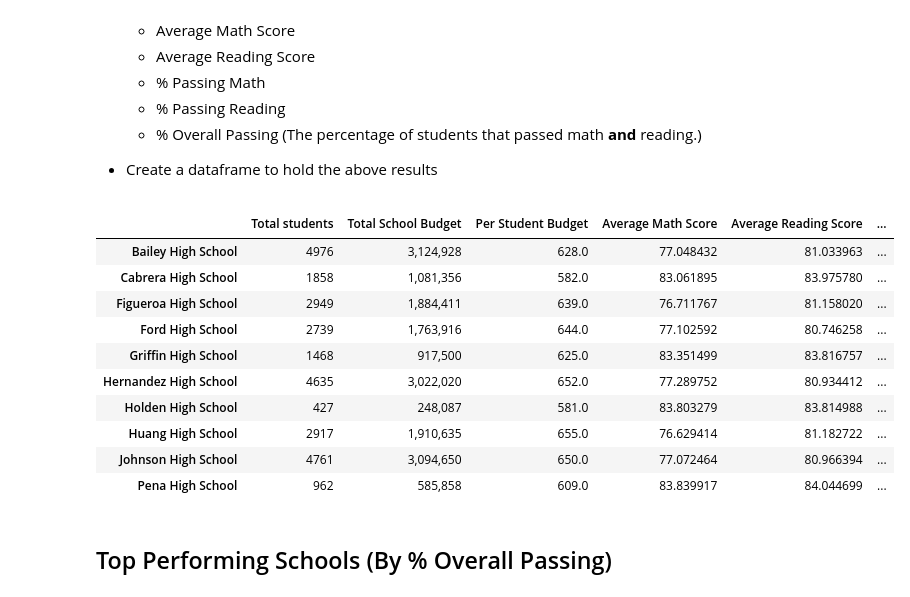
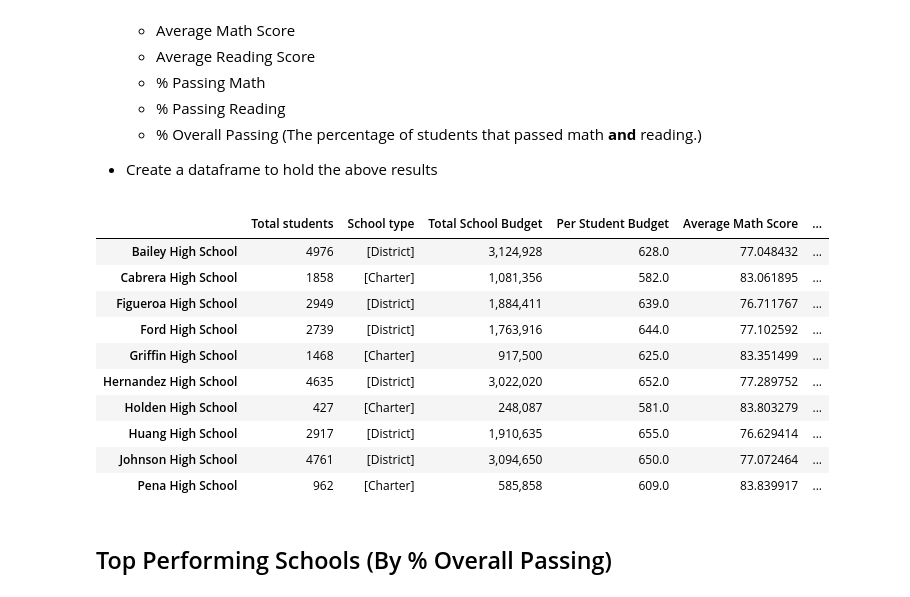
Before and after one commit to HaifaNajdawi/python_pandas-data-analysis-, a Jupyter notebook: PyCitySchools/PyCitySchools_starter.ipynb, the cells around one changed output. Saved outputs shown, nothing was run; the diff lists cells and outputs as text; code cells hidden in the pictures.

Commit message:
type of the school

```diff
--- a/PyCitySchools/PyCitySchools_starter.ipynb
+++ b/PyCitySchools/PyCitySchools_starter.ipynb
@@ -117,12 +117,12 @@ summery_df.head()
 
 * Create a dataframe to hold the above results
 # %%
-school_type = school_data.set_index("type")
+# school_type = school_data.set_index("type")
 
 schools_counts= school_data_complete["school_name"].value_counts()
 
 grouped_school_name =school_data_complete.groupby(['school_name'])
-
+school_type=grouped_school_name["type"].unique()
 
 total_school_budget =grouped_school_name["budget"].mean()
 per_student_budget = round(total_school_budget / schools_counts,2)
@@ -131,44 +131,45 @@ per_student_budget
 average_math = grouped_school_name["math_score"].mean()
 
 average_reading=grouped_school_name["reading_score"].mean()
 
 math = school_data_complete.loc[school_data_complete["math_score"] >= 70]
 passing_math =round( math.groupby(["school_name"]).count()["student_name"] / schools_counts*100,2)
 
 read= school_data_complete.loc[school_data_complete["reading_score"] >= 70]
 passing_read = round(read.groupby(["school_name"]).count()["student_name"] / schools_counts*100,2)
 
 math_reading =school_data_complete.loc[(school_data_complete["math_score"] >= 70) & (school_data_complete["reading_score"] >= 70)]
 passing_math_reading =round(math_reading.groupby(["school_name"]).count()["student_name"]/schools_counts*100,2)
 
 
 
 
 
 
 school_summery = pd.DataFrame({"Total students":school_names,
+"School type":school_type,
 "Total School Budget":total_school_budget,
 "Per Student Budget":per_student_budget,
 "Average Math Score":average_math,
 "Average Reading Score":average_reading,
 "% Passing Math":passing_math,
 "% Passing Reading":passing_read,
 "% Overall Passing":passing_math_reading})
 
 school_summery["Total School Budget"] = school_summery["Total School Budget"].map("{:,}".format)
 school_summery.head(10)
 # %% [output]
-|  | Total students | Total School Budget | Per Student Budget | Average Math Score | Average Reading Score | ... |
-| Bailey High School | 4976 | 3,124,928 | 628.0 | 77.048432 | 81.033963 | ... |
-| Cabrera High School | 1858 | 1,081,356 | 582.0 | 83.061895 | 83.975780 | ... |
-| Figueroa High School | 2949 | 1,884,411 | 639.0 | 76.711767 | 81.158020 | ... |
-| Ford High School | 2739 | 1,763,916 | 644.0 | 77.102592 | 80.746258 | ... |
-| Griffin High School | 1468 | 917,500 | 625.0 | 83.351499 | 83.816757 | ... |
-| Hernandez High School | 4635 | 3,022,020 | 652.0 | 77.289752 | 80.934412 | ... |
-| Holden High School | 427 | 248,087 | 581.0 | 83.803279 | 83.814988 | ... |
-| Huang High School | 2917 | 1,910,635 | 655.0 | 76.629414 | 81.182722 | ... |
-| Johnson High School | 4761 | 3,094,650 | 650.0 | 77.072464 | 80.966394 | ... |
-| Pena High School | 962 | 585,858 | 609.0 | 83.839917 | 84.044699 | ... |
+|  | Total students | School type | Total School Budget | Per Student Budget | Average Math Score | ... |
+| Bailey High School | 4976 | [District] | 3,124,928 | 628.0 | 77.048432 | ... |
+| Cabrera High School | 1858 | [Charter] | 1,081,356 | 582.0 | 83.061895 | ... |
+| Figueroa High School | 2949 | [District] | 1,884,411 | 639.0 | 76.711767 | ... |
+| Ford High School | 2739 | [District] | 1,763,916 | 644.0 | 77.102592 | ... |
+| Griffin High School | 1468 | [Charter] | 917,500 | 625.0 | 83.351499 | ... |
+| Hernandez High School | 4635 | [District] | 3,022,020 | 652.0 | 77.289752 | ... |
+| Holden High School | 427 | [Charter] | 248,087 | 581.0 | 83.803279 | ... |
+| Huang High School | 2917 | [District] | 1,910,635 | 655.0 | 76.629414 | ... |
+| Johnson High School | 4761 | [District] | 3,094,650 | 650.0 | 77.072464 | ... |
+| Pena High School | 962 | [Charter] | 585,858 | 609.0 | 83.839917 | ... |
 # %% [markdown]
 ## Top Performing Schools (By % Overall Passing)
 # %% [markdown]
```
Also changed, not shown: parts of 4 cells of this notebook.
